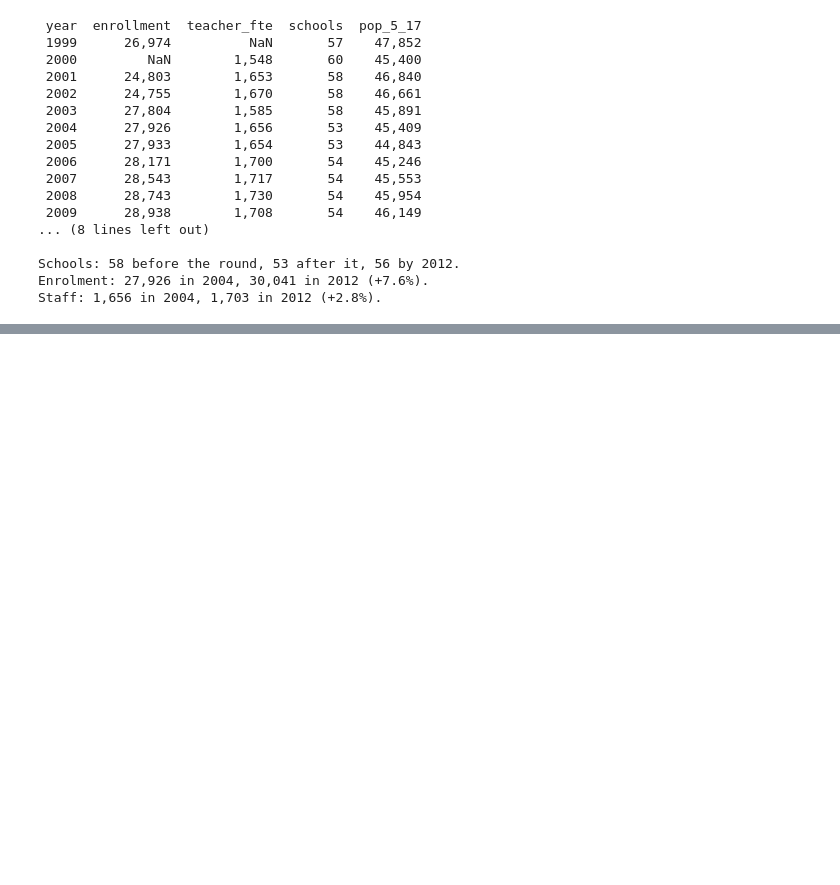
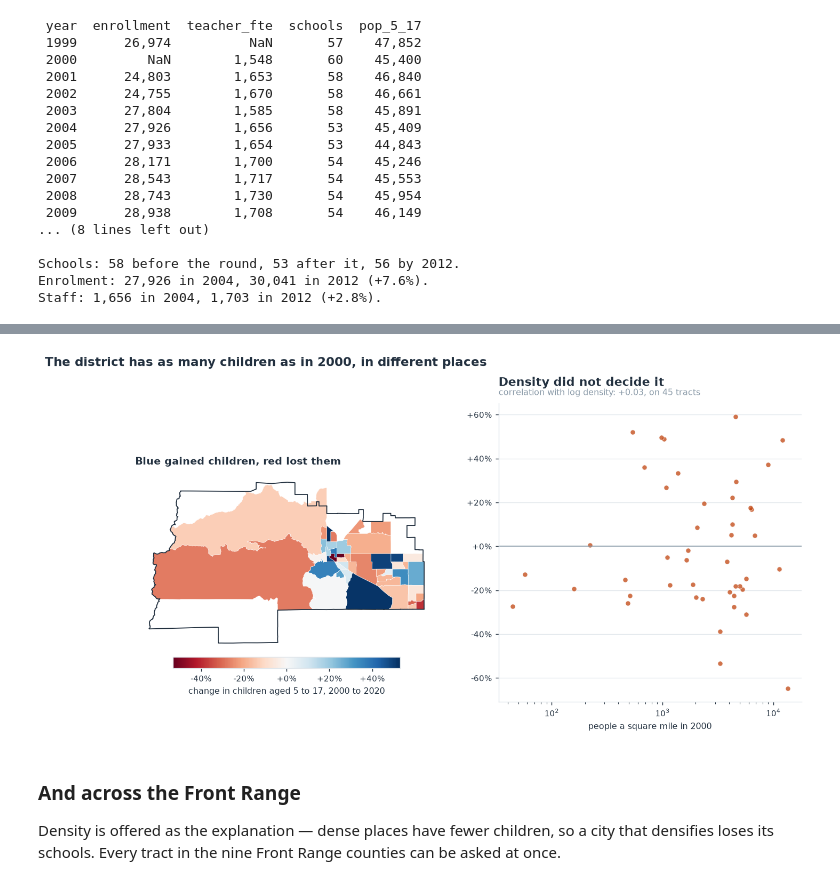
Before and after one commit to brianckeegan/charting-boulder, a Jupyter notebook: 2026-10-alternatives/alternatives-analysis.ipynb, the cells around one changed output, grey strips where cells are left out. Cells and saved outputs as stored; diff of their text form; code cells hidden in the pictures; blank space fills up the shorter version.

```diff
--- a/2026-10-alternatives/alternatives-analysis.ipynb
+++ b/2026-10-alternatives/alternatives-analysis.ipynb
@@ -2119,0 +2532,38 @@ than five per cent does not rule out a fall of four.
+# %%
+fig, axes = plt.subplots(1, 2, figsize=(12.4, 5.6))
+boundary = gpd.read_file(ANALYSIS / "bvsd-boundary.geojson")
+limit = float(np.nanpercentile(np.abs(then_now["pct_change"]), 95))
+then_now.plot(column="pct_change", cmap="RdBu", vmin=-limit, vmax=limit,
+              linewidth=0.3, edgecolor="white", ax=axes[0], legend=True,
+              legend_kwds={"label": "change in children aged 5 to 17, 2000 to 2020",
+                           "orientation": "horizontal", "shrink": 0.75,
+                           "format": lambda v, _: f"{v:+.0%}", "pad": 0.02})
+boundary.boundary.plot(ax=axes[0], color=INK, linewidth=1.0)
+axes[0].set_axis_off()
+axes[0].set_title("Blue gained children, red lost them", fontsize=10.5,
+                  loc="left", color=INK)
+
+ax = axes[1]
+ax.axhline(0, color=MUTED, lw=0.9)
+density_2000 = then_now["population_2000"] / then_now["land_sq_mi"]
+ax.scatter(density_2000, then_now["pct_change"] * 100, s=26, color=ACCENT,
+           alpha=0.75, edgecolor="white", linewidth=0.5)
+ax.set_xscale("log")
+ax.set_xlabel("people a square mile in 2000")
+ax.yaxis.set_major_formatter(lambda v, _: f"{v:+.0f}%")
+usable = then_now[density_2000.gt(0) & then_now["pct_change"].notna()]
+rho = np.log10(density_2000[usable.index]).corr(usable["pct_change"])
+finish(ax, "Density did not decide it",
+       f"correlation with log density: {rho:+.2f}, on {len(usable)} tracts")
+fig.suptitle("The district has as many children as in 2000, in different "
+             "places", fontsize=13, fontweight="bold", x=0.02, ha="left", y=1.0)
+fig.savefig(OUTPUT / "alt-fig11-tract-change.png", bbox_inches="tight")
+plt.show()
+# %% [output]
+[figure, added]
+# %% [markdown]
+### And across the Front Range
+
+Density is offered as the explanation — dense places have fewer children, so
+a city that densifies loses its schools. Every tract in the nine Front Range
+counties can be asked at once.
```
Also changed, not shown: parts of 38 cells of this notebook, 43 other files.
